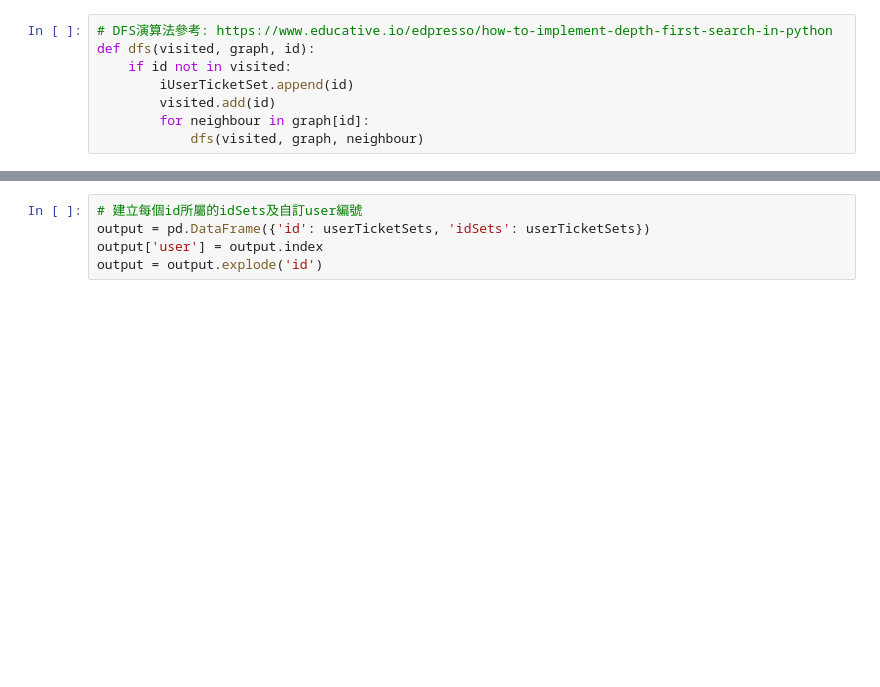
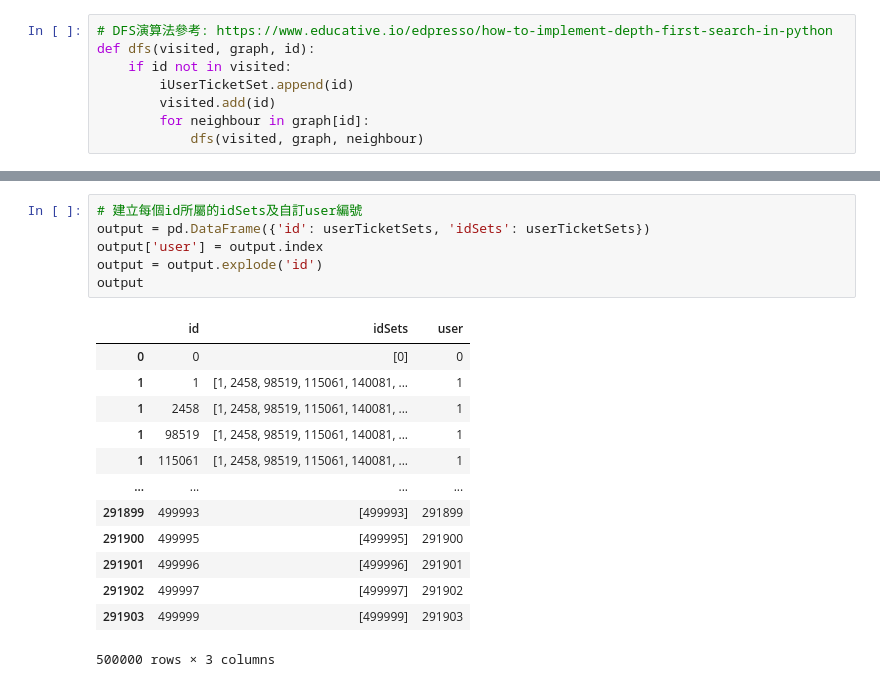
Before and after one commit to SuYenTing/Shopee-Code-League-2021, a Jupyter notebook: shopee_multi_channel_contacts.ipynb, the cells around one changed output, grey strips where cells are left out. Drawn from its saved outputs; the diff is of its cells as text; blank space fills up the shorter version.

```diff
--- a/shopee_multi_channel_contacts.ipynb
+++ b/shopee_multi_channel_contacts.ipynb
@@ -61,8 +134,23 @@ for id in range(len(graph)):
 # %%
 # 建立每個id所屬的idSets及自訂user編號
 output = pd.DataFrame({'id': userTicketSets, 'idSets': userTicketSets})
 output['user'] = output.index
 output = output.explode('id')
+output
+# %% [output]
+|  | id | idSets | user |
+| 0 | 0 | [0] | 0 |
+| 1 | 1 | [1, 2458, 98519, 115061, 140081, ... | 1 |
+| 1 | 2458 | [1, 2458, 98519, 115061, 140081, ... | 1 |
+| 1 | 98519 | [1, 2458, 98519, 115061, 140081, ... | 1 |
+| 1 | 115061 | [1, 2458, 98519, 115061, 140081, ... | 1 |
+| ... | ... | ... | ... |
+| 291899 | 499993 | [499993] | 291899 |
+| 291900 | 499995 | [499995] | 291900 |
+| 291901 | 499996 | [499996] | 291901 |
+| 291902 | 499997 | [499997] | 291902 |
+| 291903 | 499999 | [499999] | 291903 |
+500000 rows × 3 columns
 # %%
 # 計算同個使用者Contacts次數
 contactsDf = output.merge(df[['Id', 'Contacts']], left_on='id', right_on='Id')
```
Also changed, not shown: parts of 8 cells of this notebook.
